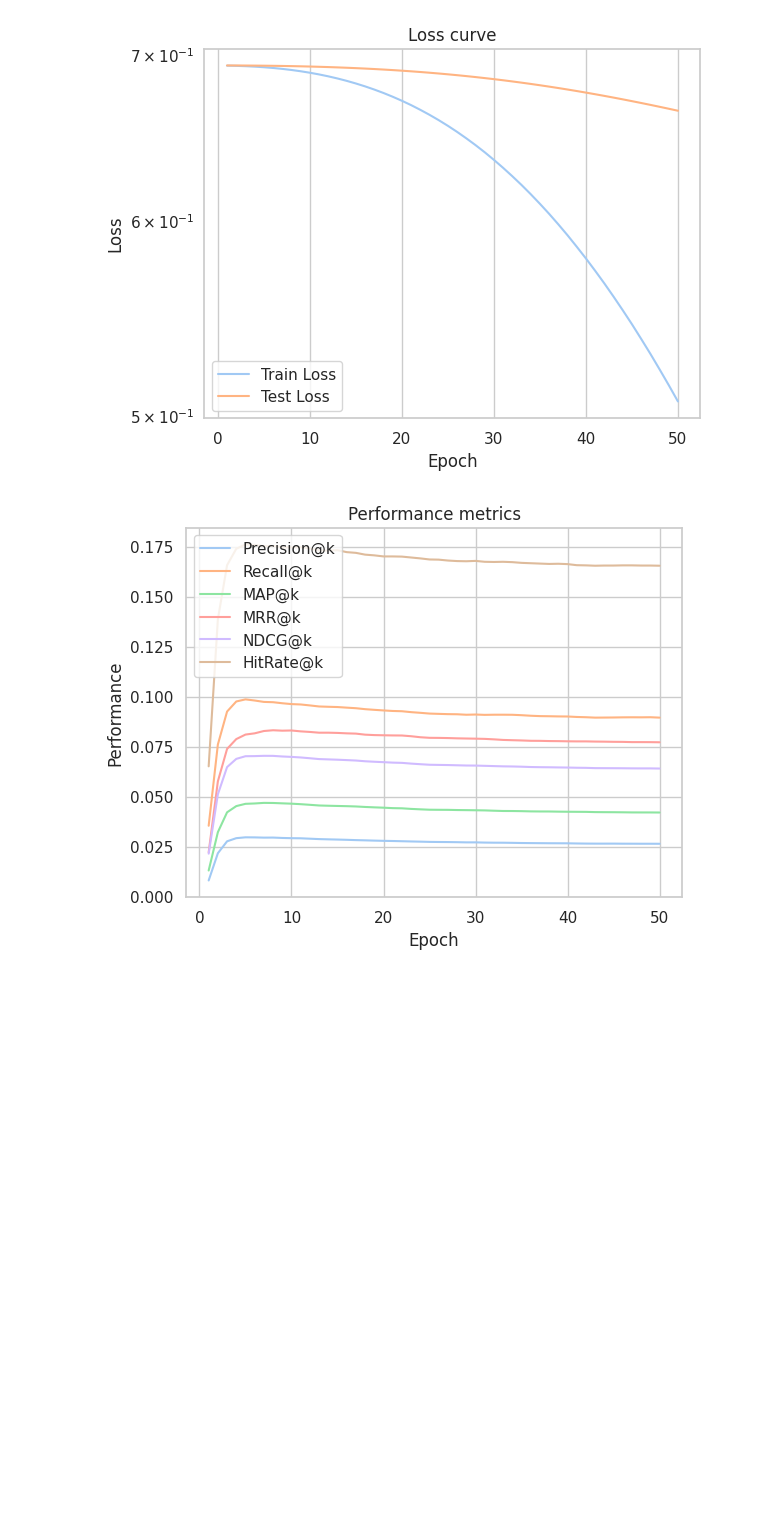
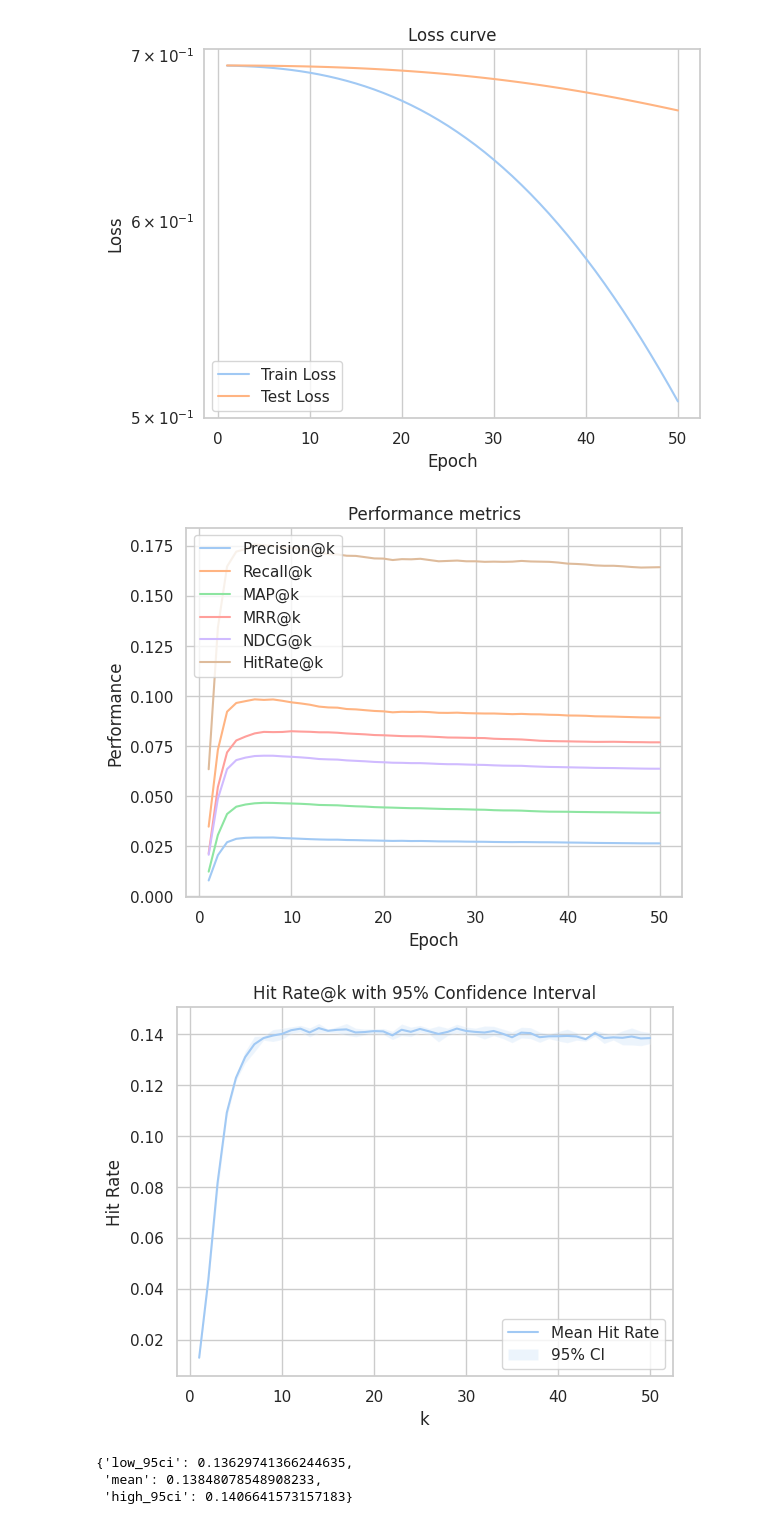
Before and after one commit to eutopia-collaboration-recommender/ecr-recommender, a Jupyter notebook: notebooks/model_A.ipynb, the cells around one changed output. Saved outputs shown, nothing was run; the diff lists cells and outputs as text; code cells hidden in the pictures; blank space fills up the shorter version.

```diff
--- a/notebooks/model_A.ipynb
+++ b/notebooks/model_A.ipynb
@@ -108,11 +110,13 @@ class ModelEuCoA(ModelEuCoHM):
         self.model = LightGCN(num_nodes=input_channels,
                               embedding_dim=hidden_channels,
                               num_layers=self.num_layers).to(device)
+        self.dropout = nn.Dropout(p=0.4)
 
     def get_embedding(self,
                       x: Tensor,
                       edge_index: Adj) -> Tensor:
-        return self.model.get_embedding(edge_index=edge_index)
+        z = self.model.get_embedding(edge_index=edge_index)
+        return self.dropout(z)
 
     def forward(self,
                 x: Tensor,
@@ -163,5 +275,6 @@ scheduler: LRScheduler = torch.optim.lr_scheduler.ReduceLROnPlateau(
 # %%
 results: list = list()
+results_mc_dropout = list()
 for epoch in range(1, model_config['num_epochs'] + 1):
     # ------ Train
     train_loss: float = train(
@@ -181,7 +294,15 @@ for epoch in range(1, model_config['num_epochs'] + 1):
         model=model,
         data=data
     )
-
+    # ------ MC Dropout
+    mc_dropout_results: dict = mc_dropout_uncertainty(
+        model=model,
+        data=data,
+        k=model_config['num_recommendations'],
+        device=device,
+        monte_carlo_runs=5
+    )
+    results_mc_dropout.append(mc_dropout_results)
     # Save results
     epoch_result = get_results(
         epoch=epoch,
@@ -242,3 +363,40 @@ plt.legend(['Precision@k', 'Recall@k', 'MAP@k', 'MRR@k', 'NDCG@k', 'HitRate@k'])
 plt.show()
 # %% [output]
 [figure]
+# %%
+
+# Example structure (replace with your actual construction)
+hitrates = [{
+    'low_95ci': result['hit_rate@k']['ci95'][0],
+    'mean': result['hit_rate@k']['mean'],
+    'high_95ci': result['hit_rate@k']['ci95'][1]
+} for result in results_mc_dropout]
+
+# Extract values
+means = [h['mean'] for h in hitrates]
+lowers = [h['low_95ci'] for h in hitrates]
+highs = [h['high_95ci'] for h in hitrates]
+
+x = range(1, len(means) + 1)
+
+# Plot mean as main line
+plt.plot(x, means, label='Mean Hit Rate')
+
+# Plot confidence interval as shaded area
+plt.fill_between(x, lowers, highs, alpha=0.2, label='95% CI')
+
+# Labels and grid
+plt.xlabel("k")
+plt.ylabel("Hit Rate")
+plt.title("Hit Rate@k with 95% Confidence Interval")
+plt.legend()
+plt.grid(True)
+plt.show()
+# %% [output]
+[figure, added]
+# %%
+hitrates[-1]
+# %% [output]
+{'low_95ci': 0.13629741366244635,
+ 'mean': 0.13848078548908233,
+ 'high_95ci': 0.1406641573157183}
```
Also changed, not shown: parts of 3 cells of this notebook, 24 other files.
